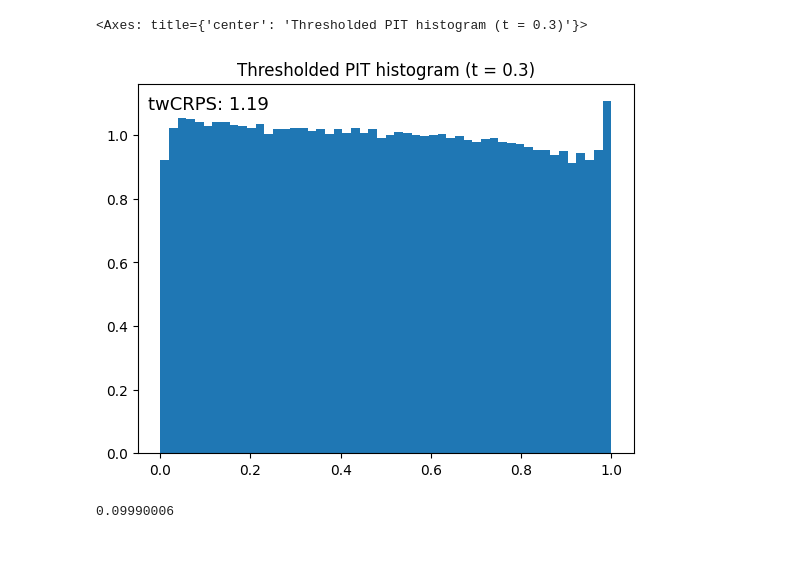
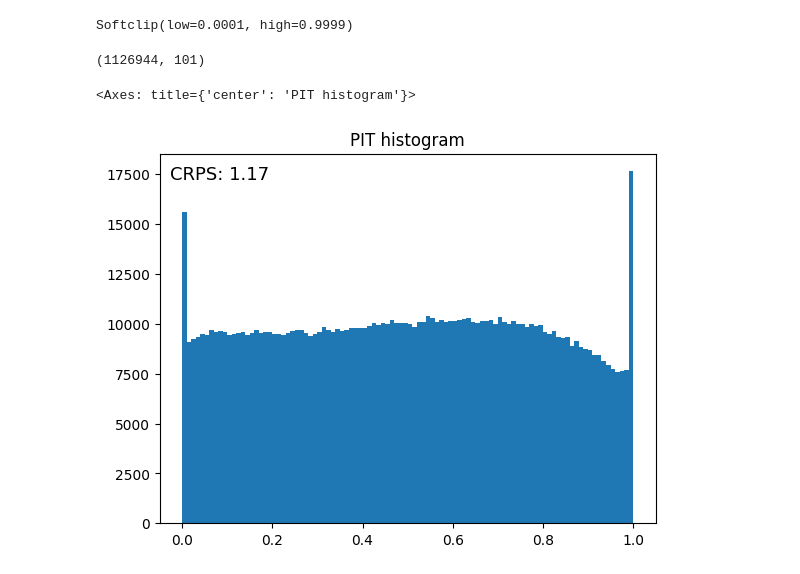
Before and after one commit to frazane/bernstein-flow, a Jupyter notebook: examples/nwp_postprocessing.ipynb, the cells around one changed output. Saved outputs shown, nothing was run; the diff lists cells and outputs as text; code cells hidden in the pictures.

```diff
--- a/examples/nwp_postprocessing.ipynb
+++ b/examples/nwp_postprocessing.ipynb
@@ -186,7 +183,7 @@ net, history = net.fit(
     key=jr.PRNGKey(42),
     opt=ox.adabelief(7e-4),
     batch_size=2 ** 14,
-    n_steps=1000,
+    n_steps=400,
 )
 
 plt.plot(history["val_nll"])
@@ -219,18 +215,22 @@ bijs = pred_flow.bijector.bijector.bijectors.copy()
 fig, axs = plt.subplots(1, len(bijs)+1, figsize=(16, 3))
 axs[0].hist(x, bins=50, density=True)
 for i, bj in enumerate(bijs):
+    name = bj.__class__.__name__
+    print(name)
     x = bj.inverse(x)
+    print(x.min(), x.max())
     axs[i+1].hist(np.array(x).squeeze(), bins=50, density=True);
+    print(x[~np.isfinite(x)])
 
-    if bj.name == "shift":
-        val = bj.shift
-    elif bj.name == "scale":
-        val = bj.scale
-    elif bj.name == "BernsteinBijector":
-        val = bj.thetas
-    else:
-        val = None
+    # if bj.name == "shift":
+    #     val = bj.shift
+    # elif bj.name == "scale":
+    #     val = bj.scale
+    # elif bj.name == "BernsteinBijector":
+    #     val = bj.thetas
+    # else:
+    #     val = None
 
-    axs[i+1].set_title(bj.name)
-    print(bj.name, val)
+    axs[i+1].set_title(name)
+    # print(bj.name, val)
 # %% [output]
@@ -249,5 +256,19 @@ shift -0.1999
+# %%
+bijs[3]
+# %% [output]
+Softclip(low=0.0001, high=0.9999)
+# %%
+samples.shape
+# %% [output]
+(1126944, 101)
 # %%
-samples = net(val_target.x.reshape(-1, len(features))).sample(seed=42, sample_shape=(51,)) + 0.02
+def sampling_fn(x, key):
+    pred_flow = net(x)
+    return pred_flow.sample(key=key, num_samples=101)
+
+sampling_fn = jax.vmap(sampling_fn)
+
+samples = sampling_fn(val_target.x.reshape(-1, len(features)), jr.split(jr.PRNGKey(42), 1126944)) + 0.02
 fcts = np.array(samples).T
 obs = np.array(val_target.y.reshape(-1))
 # %%
@@ -263,38 +284,34 @@ def pit_histogram(
 
     pit = np.mean(pred <= obs[..., None], axis=-1)
 
     if threshold:
         pit_thresh = np.mean(pred <= threshold, axis=-1)
         pit_thresh = np.where(pit_thresh == 1.0, np.nan, pit_thresh)
         pit = (pit - pit_thresh) / (1 - pit_thresh)
         pit[obs <= threshold] = np.nan
 
     pit[np.isnan(obs) | np.isnan(pred).any(axis=-1)] = np.nan
 
-    ax.hist(np.array(pit.ravel()), density=True, bins=bins)
+    ax.hist(np.array(pit.ravel()), density=False, bins=bins)
     ax.set_aspect("auto")
     ax.set_title(f"Thresholded PIT histogram (t = {threshold})" if threshold else "PIT histogram")
 
     if crps:
         if threshold:
             crps_ = sr.twcrps_ensemble(
                 pred, obs, lambda x: np.maximum(threshold, x)
             )
             res = np.nanmean(crps_)
             del crps_
             ax.text(0.02, 0.93, f"twCRPS: {res:.03}", transform=ax.transAxes, fontdict={"size": 13})
         else:
             res = np.nanmean(sr.crps_ensemble(pred, obs))
             ax.text(0.02, 0.93, f"CRPS: {res:.03}", transform=ax.transAxes, fontdict={"size": 13})
 
     return ax
 
 fig, ax = plt.subplots()
-pit_histogram(fcts, obs, ax, bins=52, threshold=0.3)
+pit_histogram(fcts.T, obs, ax, bins=100, threshold=0.0)
 # %% [output]
-<Axes: title={'center': 'Thresholded PIT histogram (t = 0.3)'}>
+<Axes: title={'center': 'PIT histogram'}>
-[figure, old version]
+[figure, new version]
-# %%
-np.nanmin(samples)
-# %% [output]
-0.09990006
```
Also changed, not shown: parts of 12 cells of this notebook, 6 other files.
